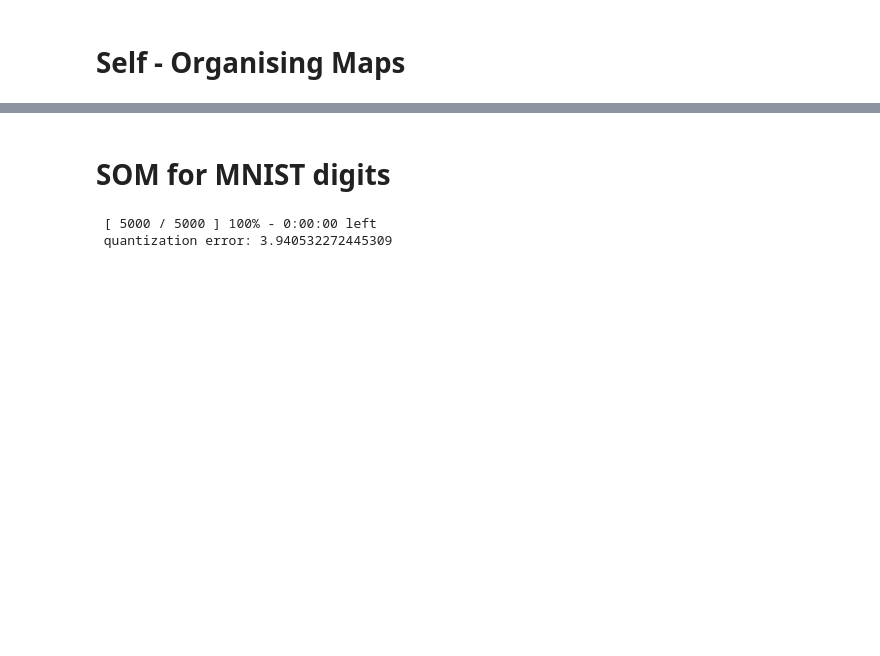
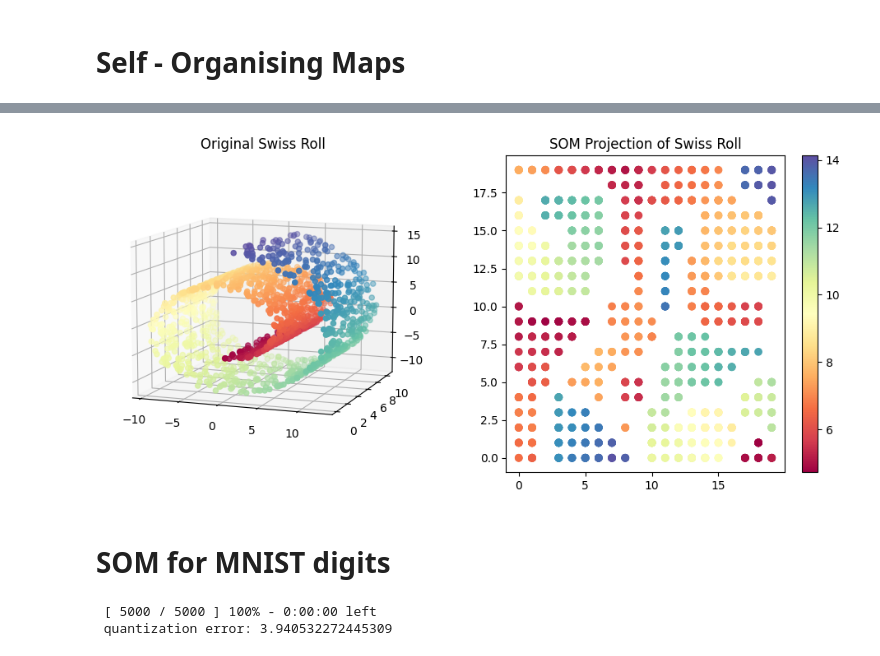
Before and after one commit to zhiwu-huang/COMP6237-Data-Mining-Demo-Code, a Jupyter notebook: 05_embedding_data.ipynb, the cells around one changed output, grey strips where cells are left out. Cells and saved outputs as stored; diff of their text form; code cells hidden in the pictures; blank space fills up the shorter version.

```diff
--- a/05_embedding_data.ipynb
+++ b/05_embedding_data.ipynb
@@ -55,3 +55,41 @@ plt.imshow(som._activation_map, cmap="Greys")
+# %%
+import numpy as np
+import matplotlib.pyplot as plt
+from sklearn.datasets import make_swiss_roll
+from minisom import MiniSom
+
+# Generate the Swiss Roll dataset
+swiss, color = make_swiss_roll(1600)
+swiss[:, 1] = swiss[:, 1] / 2  # Normalize height
+
+# Define the SOM grid (20x20)
+som_size = (20, 20)
+som = MiniSom(som_size[0], som_size[1], 3, sigma=1.0, learning_rate=0.5)
+som.random_weights_init(swiss)
+som.train_random(swiss, 10000)  # Train the SOM
+
+# Get the 2D mapping for each point
+mapped_points = np.array([som.winner(x) for x in swiss])
+x_mapped, y_mapped = mapped_points[:, 0], mapped_points[:, 1]
+
+# Plot results
+fig = plt.figure(figsize=(12, 5))
+
+# Original 3D Swiss Roll
+ax1 = fig.add_subplot(121, projection='3d')
+ax1.scatter(swiss[:, 0], swiss[:, 1], swiss[:, 2], c=color, cmap=plt.cm.Spectral)
+ax1.set_title("Original Swiss Roll")
+ax1.view_init(10, -70)
+
+# 2D Unrolled SOM Projection
+ax2 = fig.add_subplot(122)
+scatter = ax2.scatter(x_mapped, y_mapped, c=color, cmap=plt.cm.Spectral)
+ax2.set_title("SOM Projection of Swiss Roll")
+plt.colorbar(scatter)
+
+plt.show()
+# %% [output]
+[figure, added]
 # %% [markdown]
 # SOM for MNIST digits
 # %%
```
Also changed, not shown: parts of 11 cells of this notebook.
